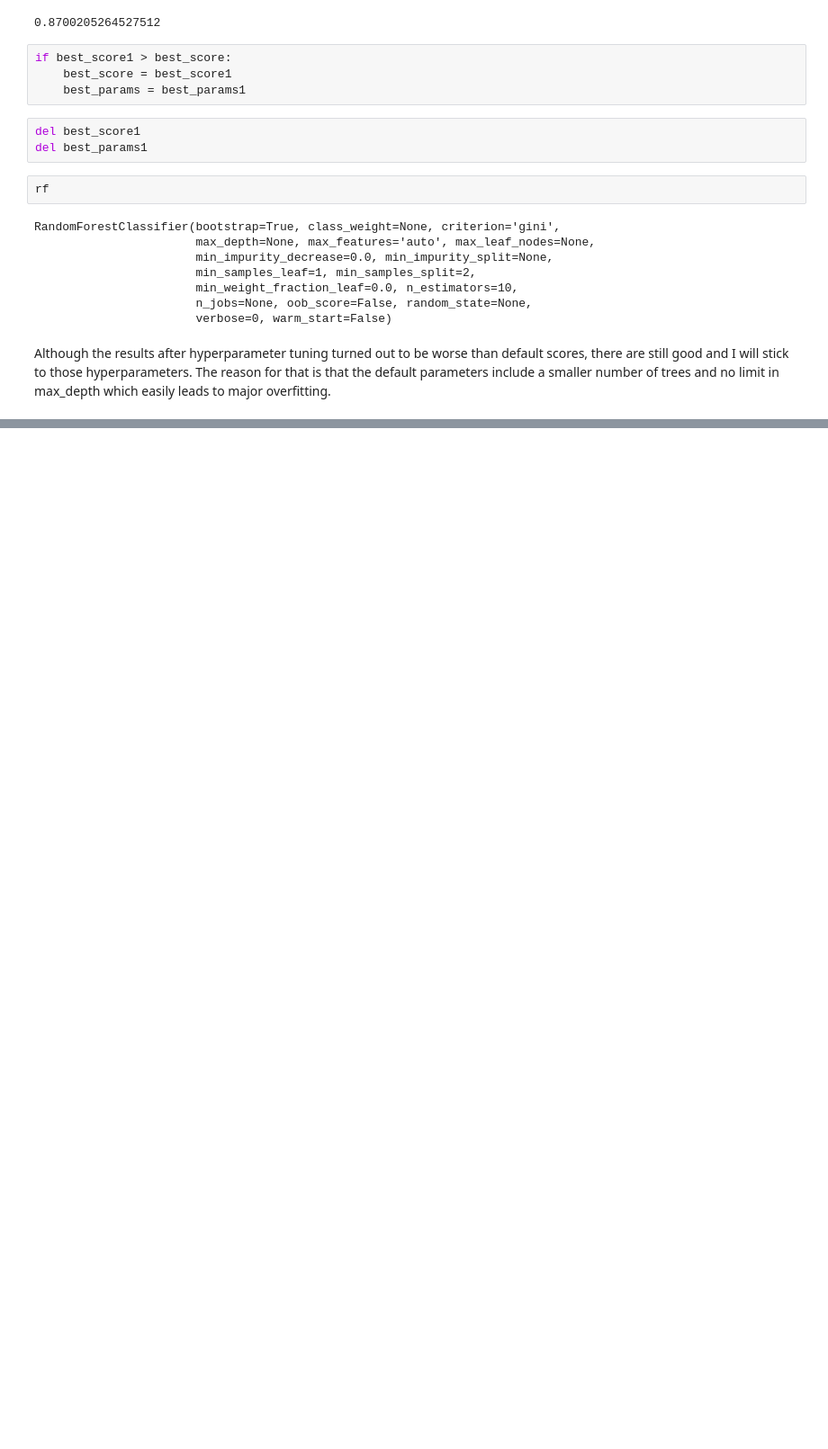
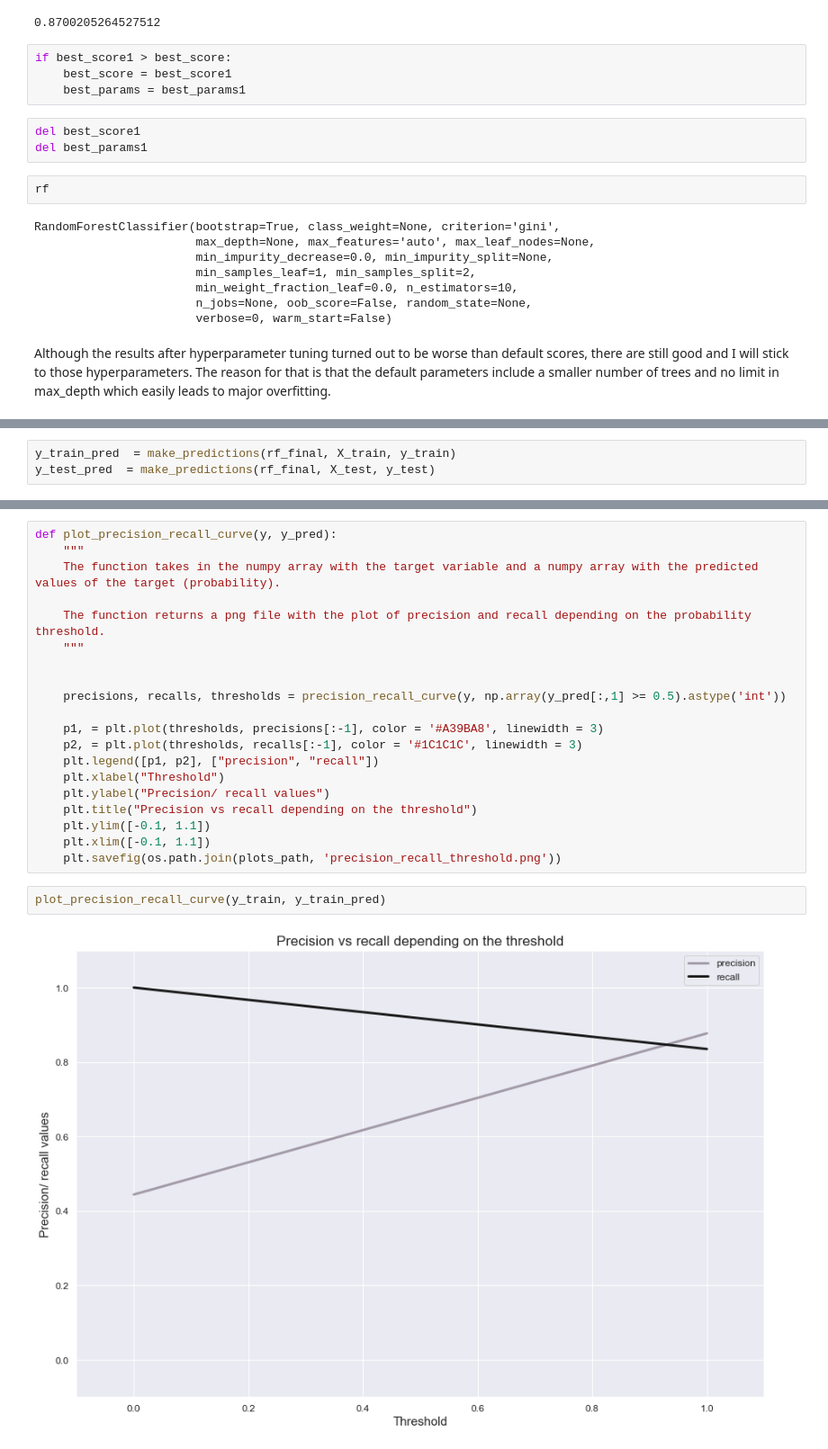
Before and after one commit to joanlenczuk/red_hat_project, a Jupyter notebook: modeling_red_hat.ipynb, the cells around one changed output, grey strips where cells are left out. Shown at 90% size. Saved outputs shown, nothing was run; the diff lists cells and outputs as text; blank space fills up the shorter version.

```diff
--- a/modeling_red_hat.ipynb
+++ b/modeling_red_hat.ipynb
@@ -448,0 +469,3 @@ Although the results after hyperparameter tuning turned out to be worse than def
+# %%
+y_train_pred  = make_predictions(rf_final, X_train, y_train)
+y_test_pred  = make_predictions(rf_final, X_test, y_test)
@@ -448,0 +520,24 @@ Although the results after hyperparameter tuning turned out to be worse than def
+# %%
+def plot_precision_recall_curve(y, y_pred):
+    """
+    The function takes in the numpy array with the target variable and a numpy array with the predicted values of the target (probability).
+
+    The function returns a png file with the plot of precision and recall depending on the probability threshold.
+    """
+
+
+    precisions, recalls, thresholds = precision_recall_curve(y, np.array(y_pred[:,1] >= 0.5).astype('int'))
+
+    p1, = plt.plot(thresholds, precisions[:-1], color = '#A39BA8', linewidth = 3)
+    p2, = plt.plot(thresholds, recalls[:-1], color = '#1C1C1C', linewidth = 3)
+    plt.legend([p1, p2], ["precision", "recall"])
+    plt.xlabel("Threshold")
+    plt.ylabel("Precision/ recall values")
+    plt.title("Precision vs recall depending on the threshold")
+    plt.ylim([-0.1, 1.1])
+    plt.xlim([-0.1, 1.1])
+    plt.savefig(os.path.join(plots_path, 'precision_recall_threshold.png'))
+# %%
+plot_precision_recall_curve(y_train, y_train_pred)
+# %% [output]
+[figure, added]
```
Also changed, not shown: parts of 28 cells of this notebook, 5 other files.
